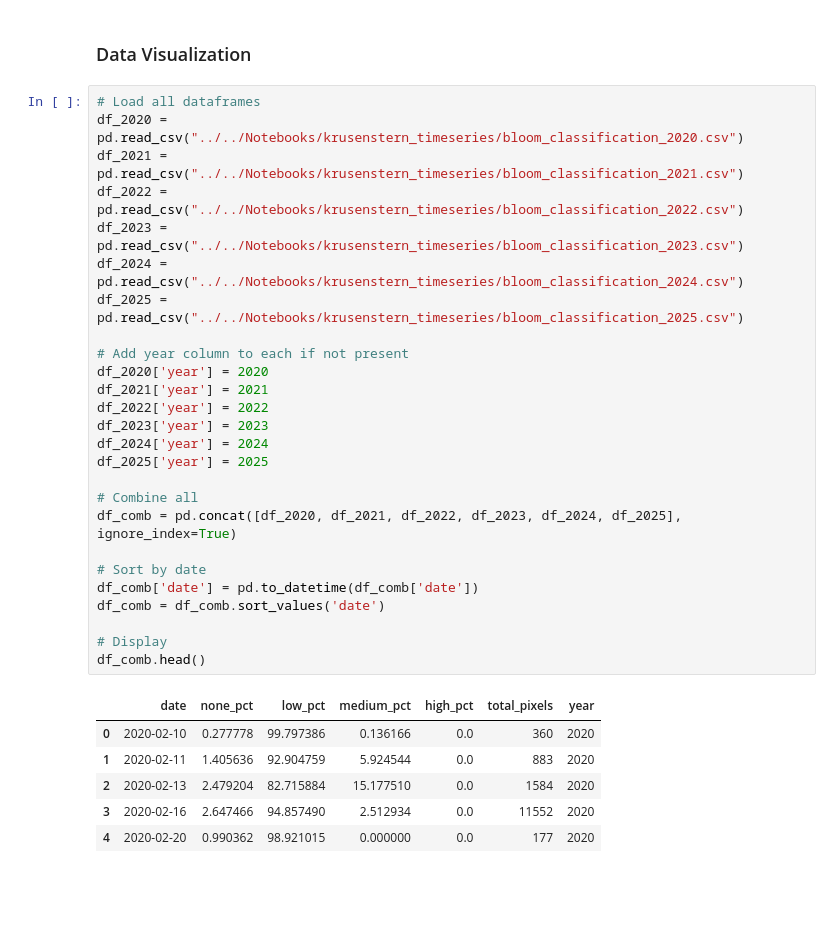
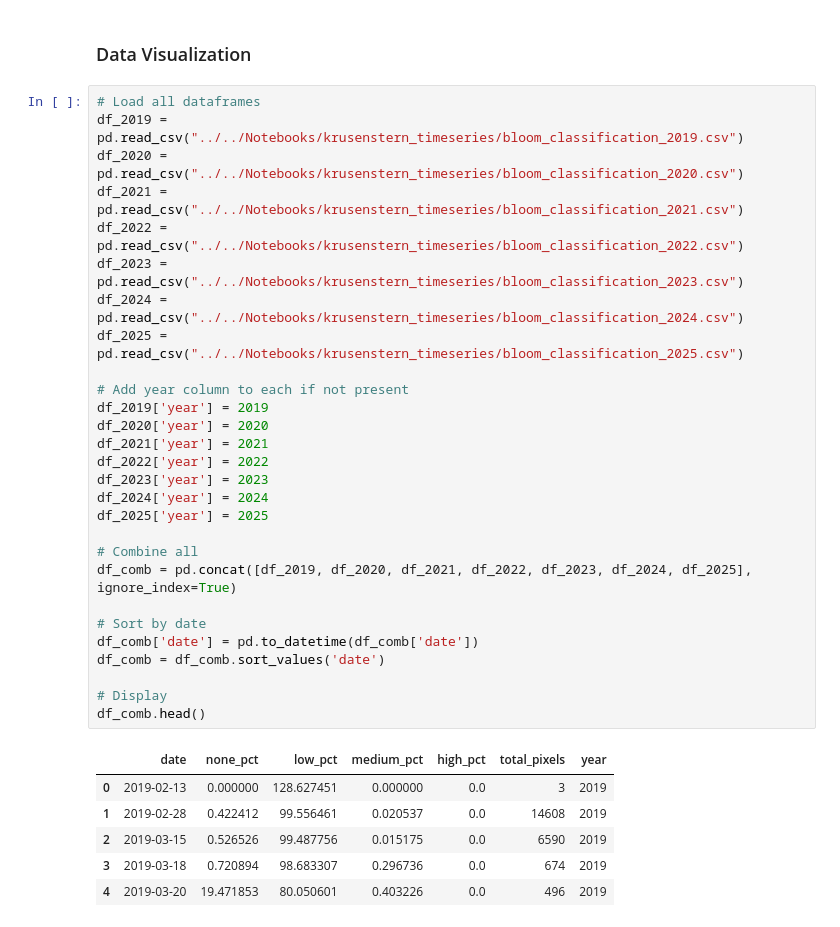
Before and after one commit to jlzamary/WCS-Lagoon-Analysis, a Jupyter notebook: Notebooks/Current/krusenstern_analysis_sp26.ipynb, the cells around one changed output. Cells and saved outputs as stored; diff of their text form; blank space fills up the shorter version.

```diff
--- a/Notebooks/Current/krusenstern_analysis_sp26.ipynb
+++ b/Notebooks/Current/krusenstern_analysis_sp26.ipynb
@@ -693,37 +685,39 @@ df_results.head()
 ### Data Visualization
 # %%
 # Load all dataframes
+df_2019 = pd.read_csv("../../Notebooks/krusenstern_timeseries/bloom_classification_2019.csv")
 df_2020 = pd.read_csv("../../Notebooks/krusenstern_timeseries/bloom_classification_2020.csv")
 df_2021 = pd.read_csv("../../Notebooks/krusenstern_timeseries/bloom_classification_2021.csv")
 df_2022 = pd.read_csv("../../Notebooks/krusenstern_timeseries/bloom_classification_2022.csv")
 df_2023 = pd.read_csv("../../Notebooks/krusenstern_timeseries/bloom_classification_2023.csv")
 df_2024 = pd.read_csv("../../Notebooks/krusenstern_timeseries/bloom_classification_2024.csv")
 df_2025 = pd.read_csv("../../Notebooks/krusenstern_timeseries/bloom_classification_2025.csv")
 
 # Add year column to each if not present
+df_2019['year'] = 2019
 df_2020['year'] = 2020
 df_2021['year'] = 2021
 df_2022['year'] = 2022
 df_2023['year'] = 2023
 df_2024['year'] = 2024
 df_2025['year'] = 2025
 
 # Combine all
-df_comb = pd.concat([df_2020, df_2021, df_2022, df_2023, df_2024, df_2025], ignore_index=True)
+df_comb = pd.concat([df_2019, df_2020, df_2021, df_2022, df_2023, df_2024, df_2025], ignore_index=True)
 
 # Sort by date
 df_comb['date'] = pd.to_datetime(df_comb['date'])
 df_comb = df_comb.sort_values('date')
 
 # Display
 df_comb.head()
 # %% [output]
 |  | date | none_pct | low_pct | medium_pct | high_pct | total_pixels | year |
-| 0 | 2020-02-10 | 0.277778 | 99.797386 | 0.136166 | 0.0 | 360 | 2020 |
-| 1 | 2020-02-11 | 1.405636 | 92.904759 | 5.924544 | 0.0 | 883 | 2020 |
-| 2 | 2020-02-13 | 2.479204 | 82.715884 | 15.177510 | 0.0 | 1584 | 2020 |
-| 3 | 2020-02-16 | 2.647466 | 94.857490 | 2.512934 | 0.0 | 11552 | 2020 |
-| 4 | 2020-02-20 | 0.990362 | 98.921015 | 0.000000 | 0.0 | 177 | 2020 |
+| 0 | 2019-02-13 | 0.000000 | 128.627451 | 0.000000 | 0.0 | 3 | 2019 |
+| 1 | 2019-02-28 | 0.422412 | 99.556461 | 0.020537 | 0.0 | 14608 | 2019 |
+| 2 | 2019-03-15 | 0.526526 | 99.487756 | 0.015175 | 0.0 | 6590 | 2019 |
+| 3 | 2019-03-18 | 0.720894 | 98.683307 | 0.296736 | 0.0 | 674 | 2019 |
+| 4 | 2019-03-20 | 19.471853 | 80.050601 | 0.403226 | 0.0 | 496 | 2019 |
 # %%
 # Ensure datetime
 df = df_comb.copy()
```
Also changed, not shown: parts of 5 cells of this notebook, 1 other file.
